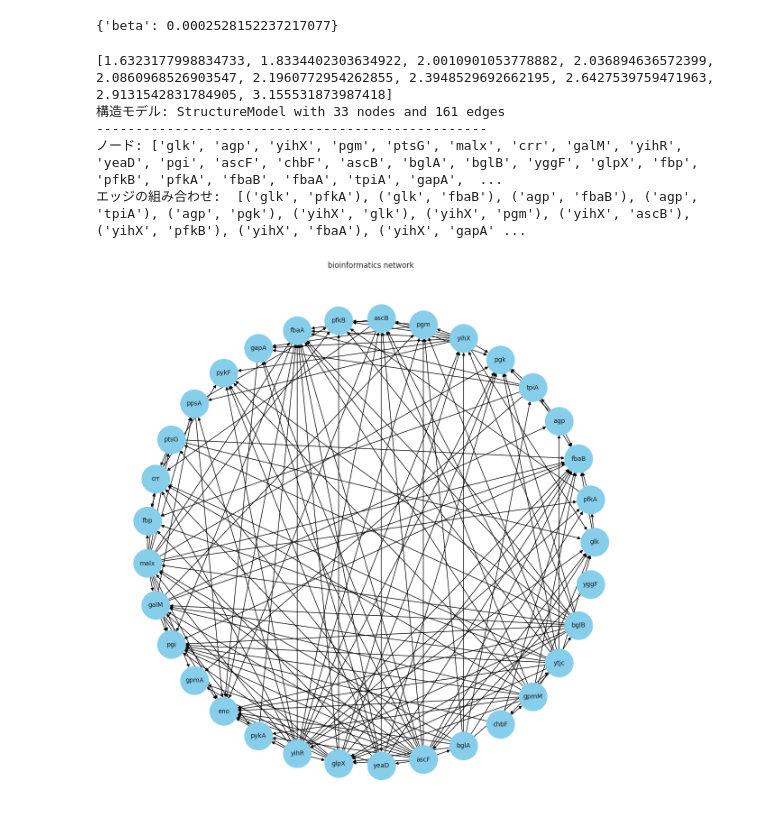
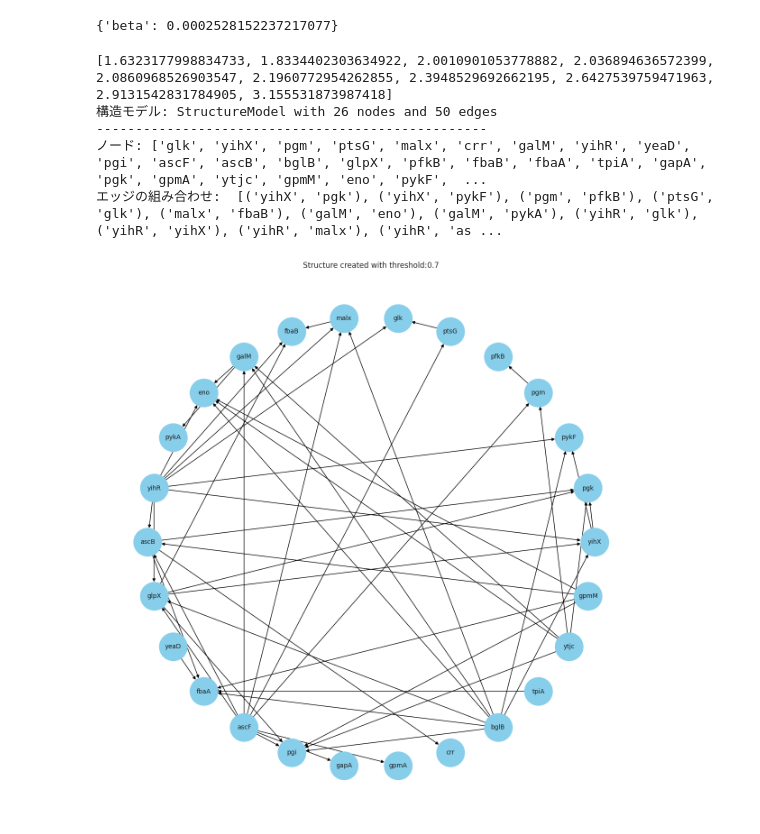
Before and after one commit to SanchanY/bn, a Jupyter notebook: work/notears_lasso.ipynb, the cells around one changed output. Drawn from its saved outputs; the diff is of its cells as text; code cells hidden in the pictures.

```diff
--- a/work/notears_lasso.ipynb
+++ b/work/notears_lasso.ipynb
@@ -137,7 +137,7 @@ train, test = train_test_split(discretised_data, train_size=0.8, random_state=42
 
 beta=best_params['beta']
 max_iter=1000       # 一旦1000で固定
-w_threshold=0.3
+w_threshold=0.7
 # w_threshold=1
 
 
@@ -164,39 +164,40 @@ print('-'*50)
 # 構造モデルのノードとエッジを出力
 print('ノード:', sm.nodes())
 print('エッジの組み合わせ: ', sm.edges())
 
 # 連番生成関数
 def create_filename(base_name, directory='.', extension='.png'):
     counter = 1
     while True:
         file_name = f"{base_name}_{counter}{extension}"
         full_path = os.path.join(directory, file_name)
         if not os.path.exists(full_path):
             return full_path
         counter += 1
 
 # グラフ描画関数
 def draw_graph(sm, w_threshold):
     sns.set(style="whitegrid")
 
     # 構造モデルsmをnetworkxのグラフに変換
     G = nx.DiGraph(sm.edges())
 
     # グラフの描画
     plt.figure(figsize=(12, 12))
     pos = nx.circular_layout(G)  # ノードの配置
     nx.draw(G, pos, with_labels=True, node_size=2000, edge_color="black", node_color="skyblue", font_size=10)
-    plt.title("bioinformatics network")
+    plt.title(f"Structure created with threshold:{w_threshold}")
     plt.savefig(f"./bio_networks/bio_network_th{w_threshold}.png", format="png", dpi=300, bbox_inches='tight')
+    return w_threshold
 
-draw_graph(sm, w_threshold)
+w_threshold = draw_graph(sm, w_threshold)
 # %% [output]
 [1.6323177998834733, 1.8334402303634922, 2.0010901053778882, 2.036894636572399, 2.0860968526903547, 2.1960772954262855, 2.3948529692662195, 2.6427539759471963, 2.9131542831784905, 3.155531873987418]
-構造モデル: StructureModel with 33 nodes and 161 edges
+構造モデル: StructureModel with 26 nodes and 50 edges
 --------------------------------------------------
-ノード: ['glk', 'agp', 'yihX', 'pgm', 'ptsG', 'malx', 'crr', 'galM', 'yihR', 'yeaD', 'pgi', 'ascF', 'chbF', 'ascB', 'bglA', 'bglB', 'yggF', 'glpX', 'fbp', 'pfkB', 'pfkA', 'fbaB', 'fbaA', 'tpiA', 'gapA',  ...
-エッジの組み合わせ:  [('glk', 'pfkA'), ('glk', 'fbaB'), ('agp', 'fbaB'), ('agp', 'tpiA'), ('agp', 'pgk'), ('yihX', 'glk'), ('yihX', 'pgm'), ('yihX', 'ascB'), ('yihX', 'pfkB'), ('yihX', 'fbaA'), ('yihX', 'gapA' ...
+ノード: ['glk', 'yihX', 'pgm', 'ptsG', 'malx', 'crr', 'galM', 'yihR', 'yeaD', 'pgi', 'ascF', 'ascB', 'bglB', 'glpX', 'pfkB', 'fbaB', 'fbaA', 'tpiA', 'gapA', 'pgk', 'gpmA', 'ytjc', 'gpmM', 'eno', 'pykF',  ...
+エッジの組み合わせ:  [('yihX', 'pgk'), ('yihX', 'pykF'), ('pgm', 'pfkB'), ('ptsG', 'glk'), ('malx', 'fbaB'), ('galM', 'eno'), ('galM', 'pykA'), ('yihR', 'glk'), ('yihR', 'yihX'), ('yihR', 'malx'), ('yihR', 'as ...
-[figure, old version]
+[figure, new version]
 # %%
 bn = BayesianNetwork(sm)
 
```
Also changed, not shown: parts of 4 cells of this notebook, 27 other files.
